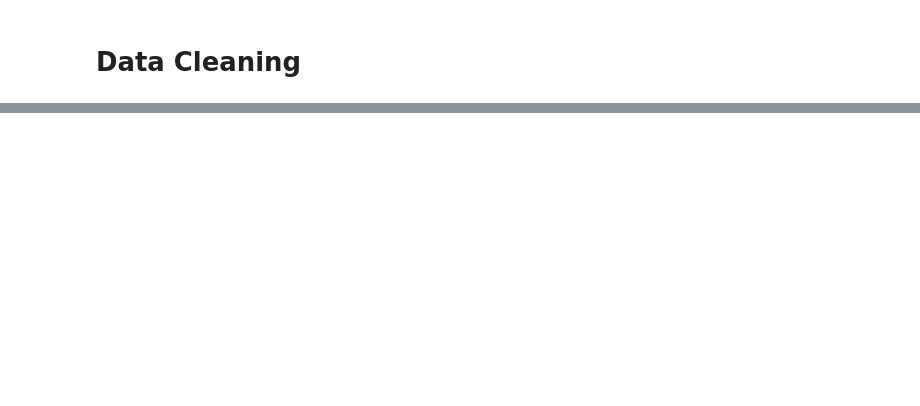
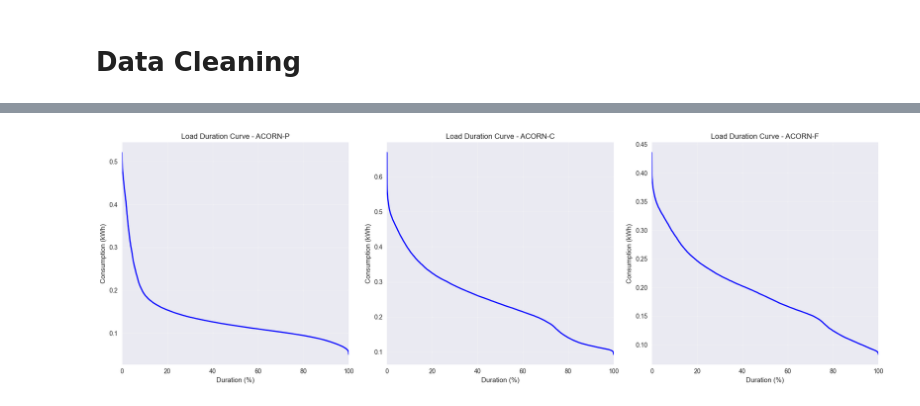
Before and after one commit to thiagonarcizo/Forecast-of-Electricity-Consumption, a Jupyter notebook: notebooks_thiago/01_data_exploration.ipynb, the cells around one changed output, grey strips where cells are left out. Cells and saved outputs as stored; diff of their text form; code cells hidden in the pictures; blank space fills up the shorter version.

```diff
--- a/notebooks_thiago/01_data_exploration.ipynb
+++ b/notebooks_thiago/01_data_exploration.ipynb
@@ -118,0 +528,5 @@ Problematic dataframes (6): ['acorn_details', 'temperatures', 'weather_daily', '
+# %%
+# Load Duration Curves
+create_load_duration_curves(group_4_half_hourly, acorn_groups)
+# %% [output]
+[figure, added]
```
Also changed, not shown: parts of 19 cells of this notebook.
